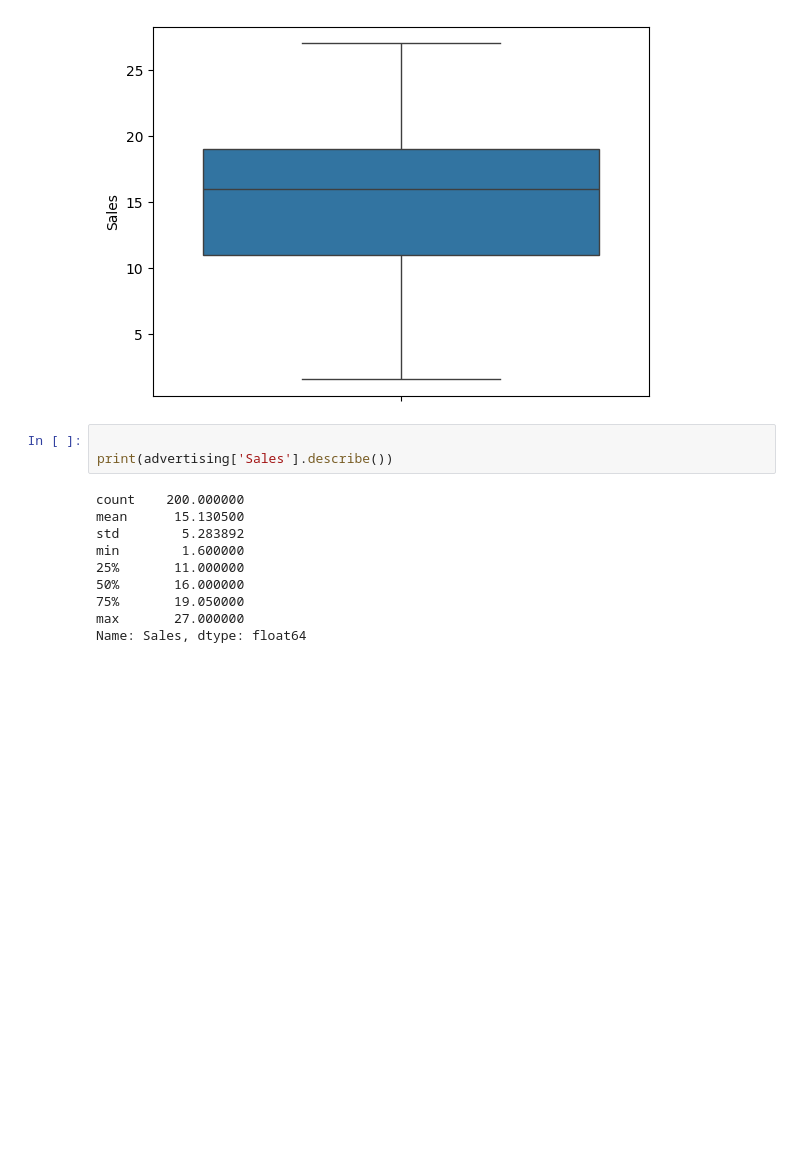
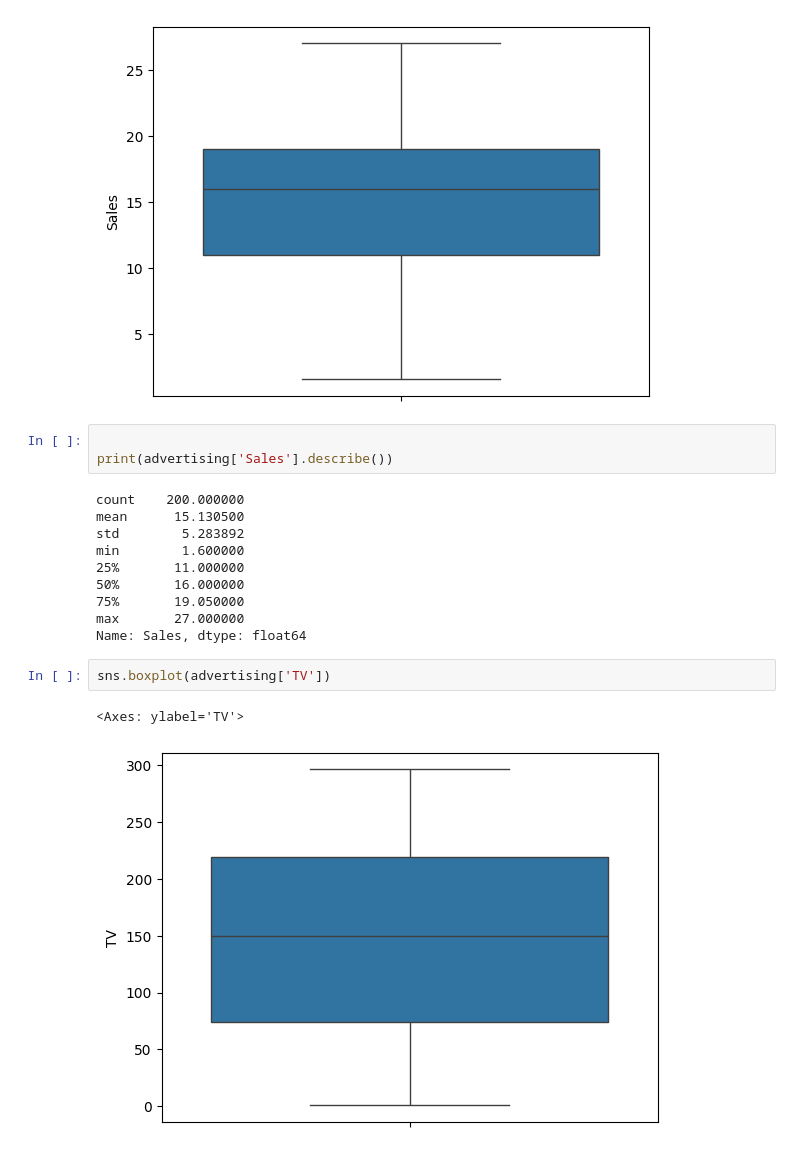
Before and after one commit to pbarizza/ML-course-2025, a Jupyter notebook: lesson02.ipynb, the cells around one changed output. Cells and saved outputs as stored; diff of their text form; blank space fills up the shorter version.

```diff
--- a/lesson02.ipynb
+++ b/lesson02.ipynb
@@ -40,3 +40,8 @@ min        1.600000
 75%       19.050000
 max       27.000000
 Name: Sales, dtype: float64
+# %%
+sns.boxplot(advertising['TV'])
+# %% [output]
+<Axes: ylabel='TV'>
+[figure, added]
```
Also changed, not shown: parts of 7 cells of this notebook.
